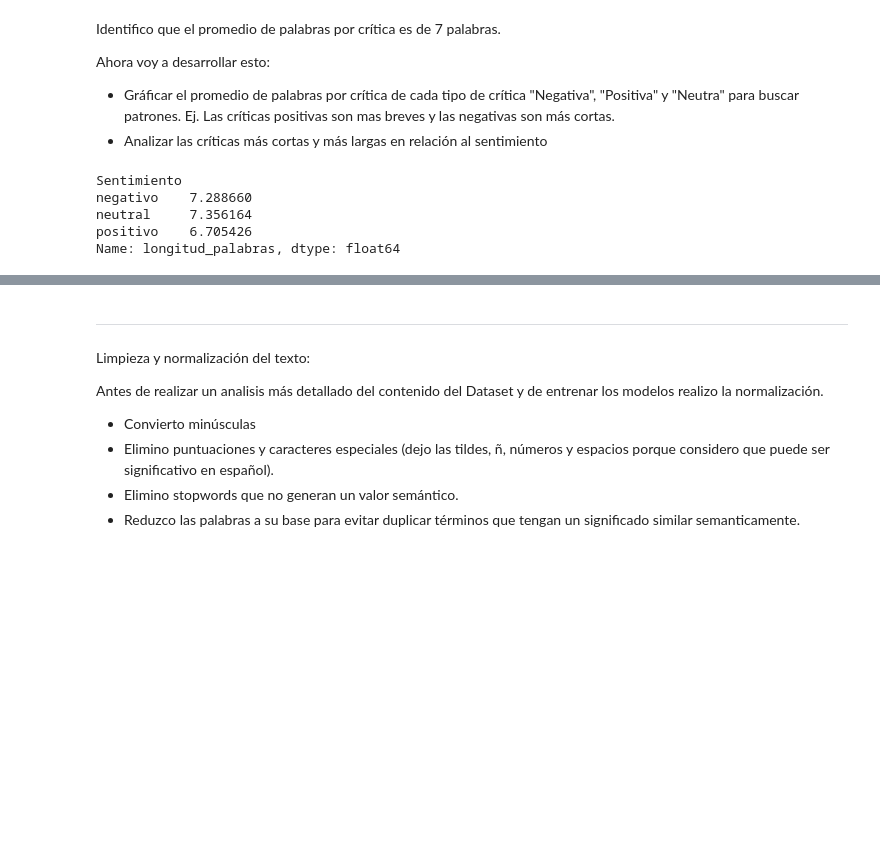
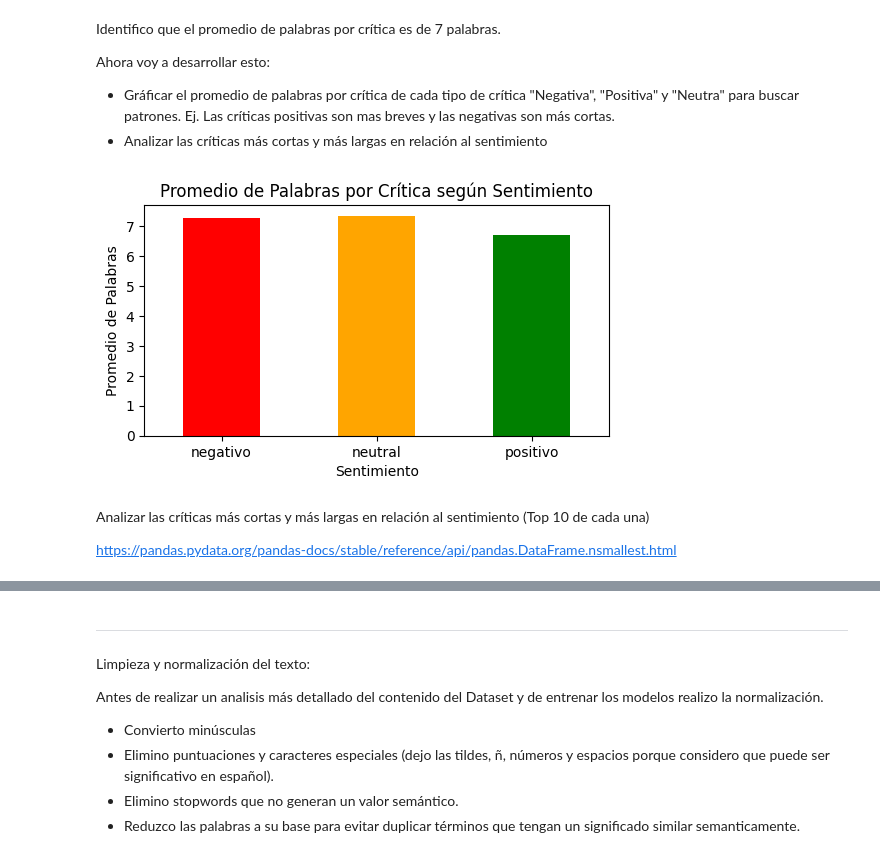
Before and after one commit to Dantelarroy/suplements-chatbot, a Jupyter notebook: Supplements_chatbot.ipynb, the cells around one changed output, grey strips where cells are left out. Drawn from its saved outputs; the diff is of its cells as text; code cells hidden in the pictures; blank space fills up the shorter version.

```diff
--- a/Supplements_chatbot.ipynb
+++ b/Supplements_chatbot.ipynb
@@ -305,13 +303,13 @@ Ej. Las críticas positivas son mas breves y las negativas son más cortas.
 # %%
 # Graficar el promedio de palabras por sentimiento
 promedio_palabras = df_supplements.groupby('Sentimiento')['longitud_palabras'].mean()
 
-print(promedio_palabras)}
-
 # Graficarlo
+promedio_palabras.plot(kind='bar', color=['red','orange','green'],figsize=(6,3))
+plt.title('Promedio de Palabras por Crítica según Sentimiento')
+plt.xlabel('Sentimiento')
+plt.ylabel('Promedio de Palabras')
+plt.xticks(rotation=0)
+plt.show()
 # %% [output]
-Sentimiento
-negativo    7.288660
-neutral     7.356164
-positivo    6.705426
-Name: longitud_palabras, dtype: float64
+[figure, added]
@@ -319,0 +316,4 @@ Name: longitud_palabras, dtype: float64
+# %% [markdown]
+Analizar las críticas más cortas y más largas en relación al sentimiento (Top 10 de cada una)
+
+https://pandas.pydata.org/pandas-docs/stable/reference/api/pandas.DataFrame.nsmallest.html
```
Also changed, not shown: parts of 15 cells of this notebook.
